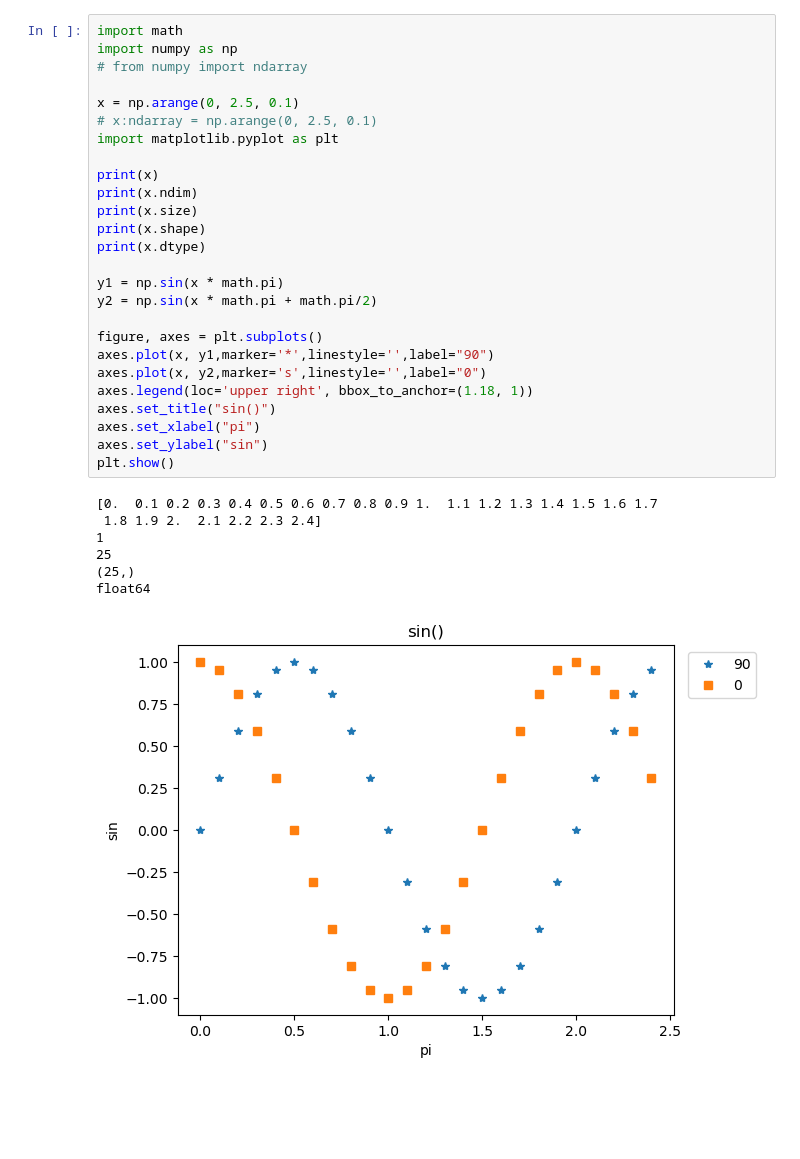
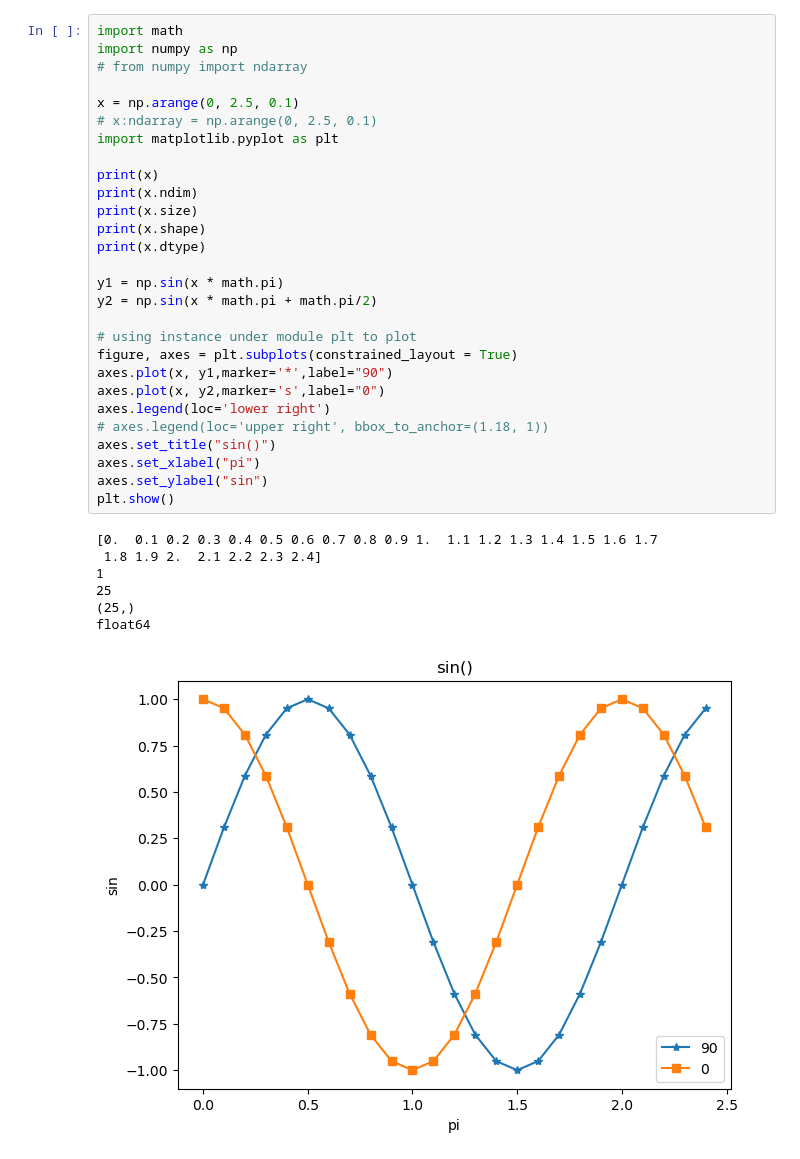
Before and after one commit to Anran13/python, a Jupyter notebook: Analysis/numpy1_2.ipynb, the cells around one changed output. Cells and saved outputs as stored; diff of their text form; blank space fills up the shorter version.

```diff
--- a/Analysis/numpy1_2.ipynb
+++ b/Analysis/numpy1_2.ipynb
@@ -1,34 +36,36 @@
 # %%
 import math
 import numpy as np
 # from numpy import ndarray
 
 x = np.arange(0, 2.5, 0.1)
 # x:ndarray = np.arange(0, 2.5, 0.1)
 import matplotlib.pyplot as plt
 
 print(x)
 print(x.ndim)
 print(x.size)
 print(x.shape)
 print(x.dtype)
 
 y1 = np.sin(x * math.pi)
 y2 = np.sin(x * math.pi + math.pi/2)
 
-figure, axes = plt.subplots()
-axes.plot(x, y1,marker='*',linestyle='',label="90")
-axes.plot(x, y2,marker='s',linestyle='',label="0")
-axes.legend(loc='upper right', bbox_to_anchor=(1.18, 1))
+# using instance under module plt to plot
+figure, axes = plt.subplots(constrained_layout = True)
+axes.plot(x, y1,marker='*',label="90")
+axes.plot(x, y2,marker='s',label="0")
+axes.legend(loc='lower right')
+# axes.legend(loc='upper right', bbox_to_anchor=(1.18, 1))
 axes.set_title("sin()")
 axes.set_xlabel("pi")
 axes.set_ylabel("sin")
 plt.show()
 # %% [output]
 [0.  0.1 0.2 0.3 0.4 0.5 0.6 0.7 0.8 0.9 1.  1.1 1.2 1.3 1.4 1.5 1.6 1.7
  1.8 1.9 2.  2.1 2.2 2.3 2.4]
 1
 25
 (25,)
 float64
-[figure, old version]
+[figure, new version]
```
Also changed, not shown: parts of 3 cells of this notebook, 2 other files.
